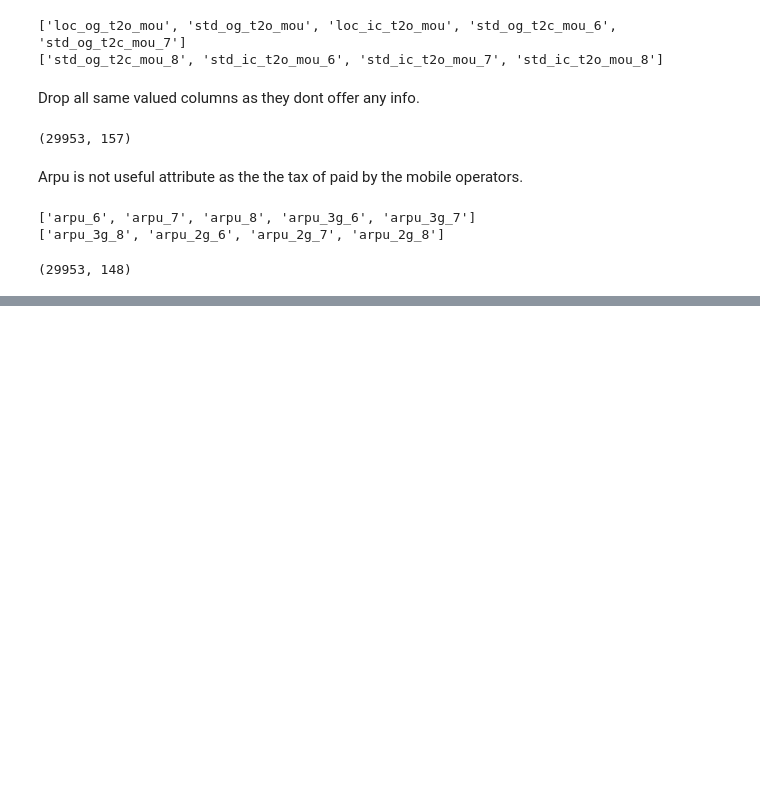
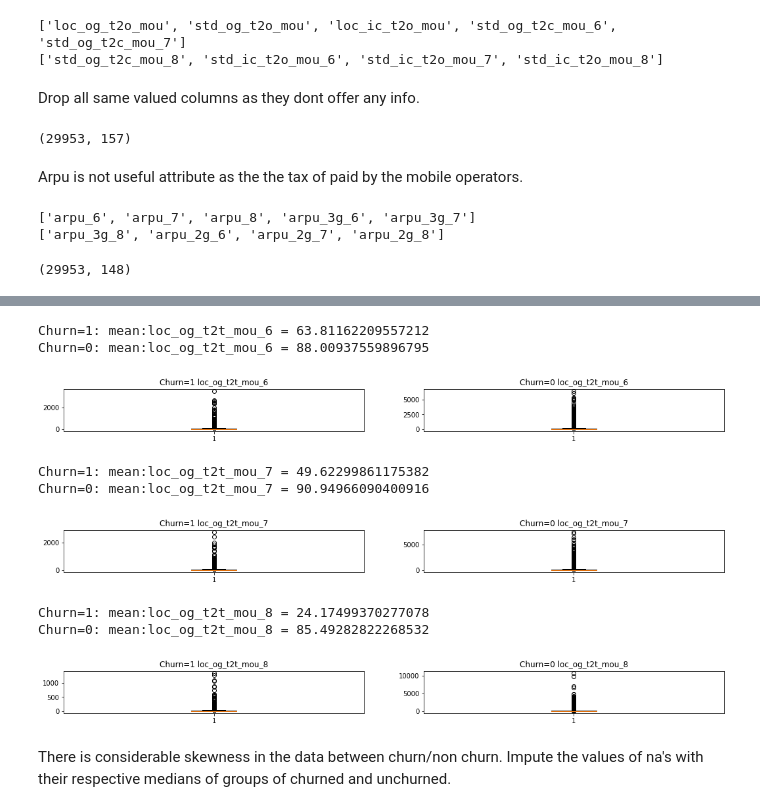
Before and after one commit to Shakeebbk/telecom-churn-case-study, a Jupyter notebook: MergedSolution.ipynb, the cells around one changed output, grey strips where cells are left out. Drawn from its saved outputs; the diff is of its cells as text; code cells hidden in the pictures; blank space fills up the shorter version.

```diff
--- a/MergedSolution.ipynb
+++ b/MergedSolution.ipynb
@@ -266,0 +410,12 @@ high_value_customers.shape
+# %%
+#This function imputes with the median of respective churn/non churn classes
+def ImputeMedian(df, attributes):
+    for attribute in attributes:
+        cf = df[~df[attribute].isna()]
+        notna_notchurn_df = cf[(cf['churn']==0)]
+        notna_churn_df = cf[(cf['churn']==1)]
+        df.loc[((df['churn'] ==1) &(df[attribute].isna())),[attribute]]=np.median(notna_notchurn_df[attribute])
+        df.loc[((df['churn'] ==0 )&(df[attribute].isna())),[attribute]]=np.median(notna_churn_df[attribute])
+    return df
+# %%
+high_value_customers = ImputeMedian(high_value_customers, cols)
@@ -266,0 +437,15 @@ high_value_customers.shape
+# %%
+cols = ['loc_og_t2t_mou_6', 'loc_og_t2t_mou_7', 'loc_og_t2t_mou_8']
+BoxPlot(high_value_customers, cols, figsize=(18, 4))
+# %% [output]
+Churn=1: mean:loc_og_t2t_mou_6 = 63.81162209557212
+Churn=0: mean:loc_og_t2t_mou_6 = 88.00937559896795
+[figure, added]
+Churn=1: mean:loc_og_t2t_mou_7 = 49.62299861175382
+Churn=0: mean:loc_og_t2t_mou_7 = 90.94966090400916
+[figure, added]
+Churn=1: mean:loc_og_t2t_mou_8 = 24.17499370277078
+Churn=0: mean:loc_og_t2t_mou_8 = 85.49282822268532
+[figure, added]
+# %% [markdown]
+There is considerable skewness in the data between churn/non churn. Impute the values of na's with their respective medians of groups of churned and unchurned.
```
Also changed, not shown: parts of 62 cells of this notebook.
